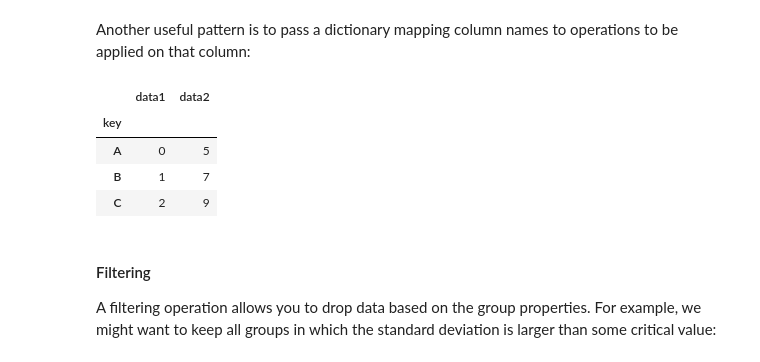
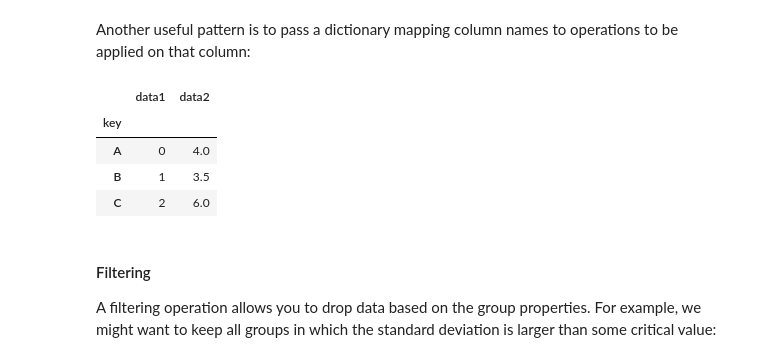
Before and after one commit to ubco-cmps/data301_course, a Jupyter notebook: notes/week05/Class5C/Class5C.ipynb, the cells around one changed output. Drawn from its saved outputs; the diff is of its cells as text; code cells hidden in the pictures.

```diff
--- a/notes/week05/Class5C/Class5C.ipynb
+++ b/notes/week05/Class5C/Class5C.ipynb
@@ -398,13 +402,14 @@ df.groupby("key").aggregate(["min", np.median, max])
 # %% [markdown]
 Another useful pattern is to pass a dictionary mapping column names to operations to be applied on that column:
 # %%
-df.groupby("key").aggregate({"data1": "min", "data2": "max"})
+df.groupby("key").aggregate({"data1": "min",
+                             "data2": "mean"})
 # %% [output]
 |  | data1 | data2 |
 | key |  |  |
-| A | 0 | 5 |
-| B | 1 | 7 |
-| C | 2 | 9 |
+| A | 0 | 4.0 |
+| B | 1 | 3.5 |
+| C | 2 | 6.0 |
 # %% [markdown]
 #### Filtering
 
```
Also changed, not shown: parts of 16 cells of this notebook, 24 other files.
